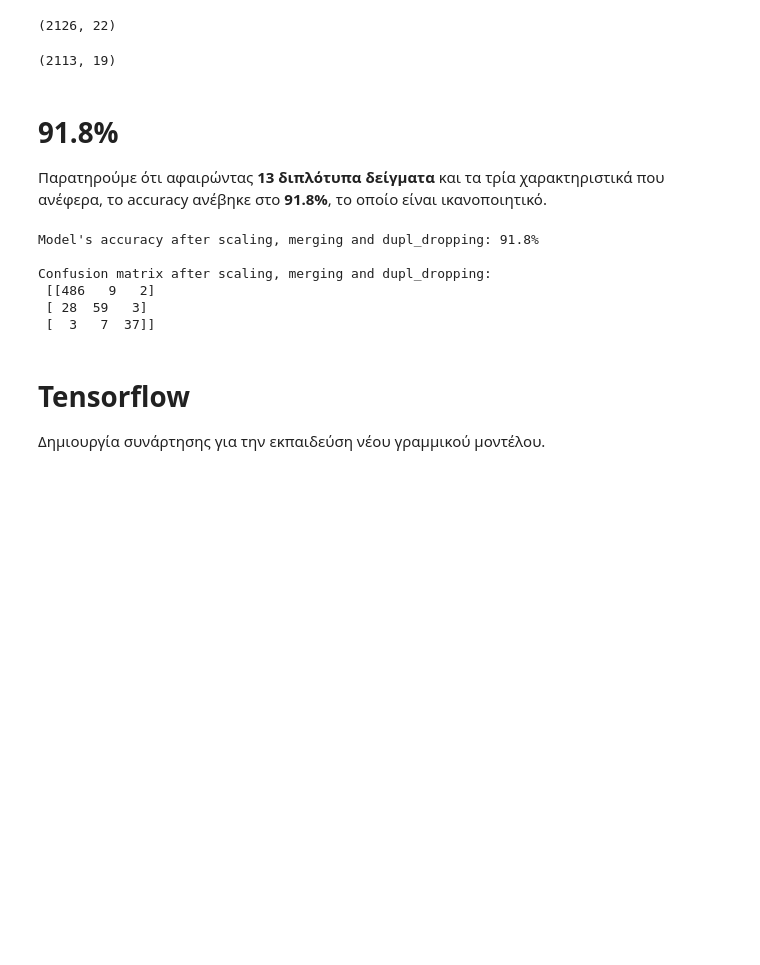
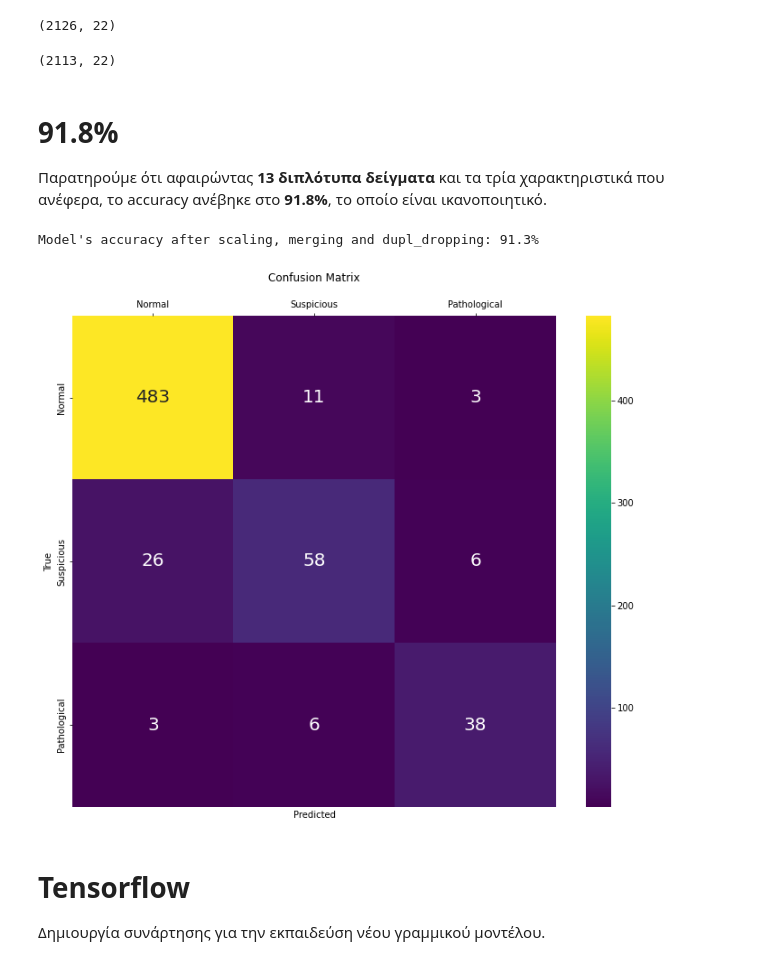
Before and after one commit to Maagnitude/fetal-health-models, a Jupyter notebook: fetal_health_models.ipynb, the cells around one changed output. Saved outputs shown, nothing was run; the diff lists cells and outputs as text; code cells hidden in the pictures; blank space fills up the shorter version.

```diff
--- a/fetal_health_models.ipynb
+++ b/fetal_health_models.ipynb
@@ -415,26 +436,22 @@ fitdf.shape
 # %% [output]
 (2126, 22)
 # %%
-fitdf = fitdf.drop(['histogram_mean', 'histogram_mode', 'histogram_median'], axis = 1)
+#fitdf = fitdf.drop(['histogram_mean', 'histogram_mode', 'histogram_median'], axis = 1)
 fitdf.drop_duplicates(inplace=True)
 fitdf.shape
 # %% [output]
-(2113, 19)
+(2113, 22)
 # %% [markdown]
 # **91.8%**
 Παρατηρούμε ότι αφαιρώντας **13 διπλότυπα δείγματα** και τα τρία χαρακτηριστικά που ανέφερα, το accuracy ανέβηκε στο **91.8%**, το οποίο είναι ικανοποιητικό.
 # %%
 X_train, X_test, y_train, y_test = preprocessing_func(fitdf)
 accuracy, confmatrix = run_linear_sklearn(X_train, X_test, y_train, y_test)
 print(f"Model's accuracy after scaling, merging and dupl_dropping: {accuracy*100:.1f}%\n")
-print(f'Confusion matrix after scaling, merging and dupl_dropping:\n {confmatrix}')
+heat_confmatrix(confmatrix)
 # %% [output]
-Model's accuracy after scaling, merging and dupl_dropping: 91.8%
-
-Confusion matrix after scaling, merging and dupl_dropping:
- [[486   9   2]
- [ 28  59   3]
- [  3   7  37]]
+Model's accuracy after scaling, merging and dupl_dropping: 91.3%
+[figure, added]
 # %% [markdown]
 # **Tensorflow**
 Δημιουργία συνάρτησης για την εκπαιδεύση νέου γραμμικού μοντέλου.
```
Also changed, not shown: parts of 32 cells of this notebook.
